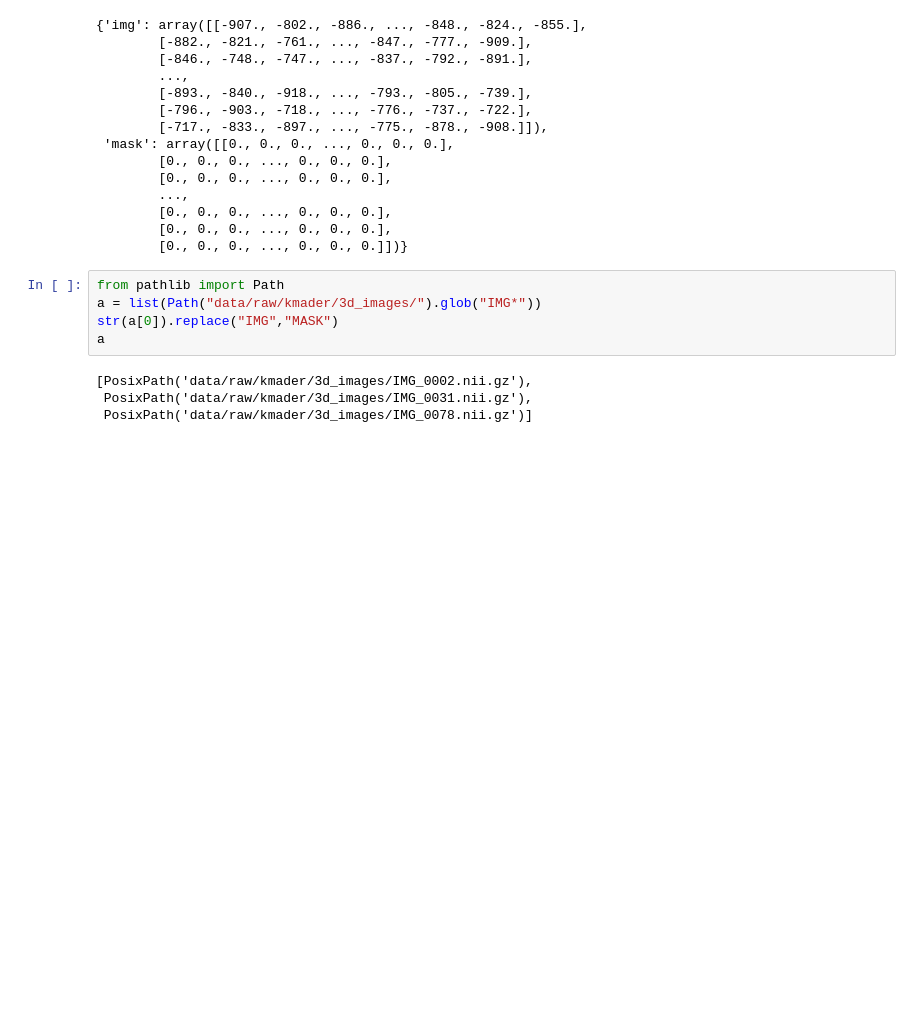
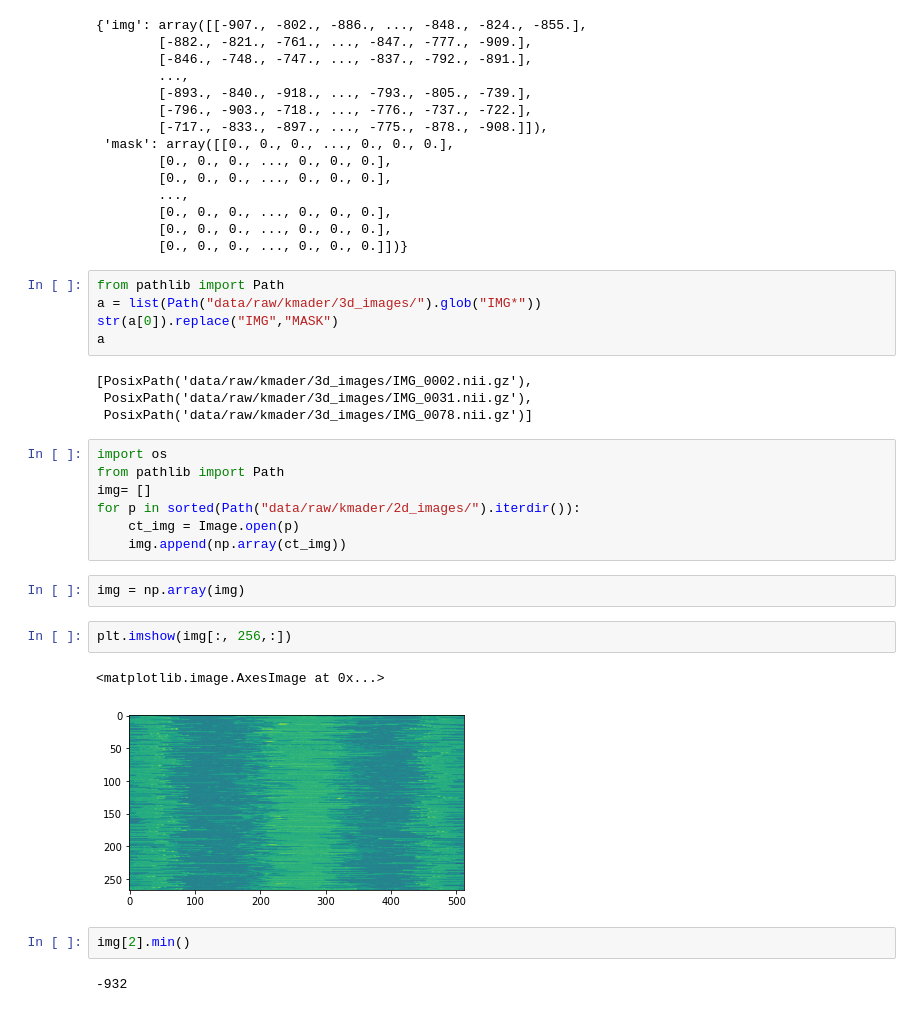
Before and after one commit to minhduc0711/lung-segmentation, a Jupyter notebook: notebooks/3.0-duc-kmader-dataset.ipynb, the cells around one changed output. Cells and saved outputs as stored; diff of their text form; blank space fills up the shorter version.

```diff
--- a/notebooks/3.0-duc-kmader-dataset.ipynb
+++ b/notebooks/3.0-duc-kmader-dataset.ipynb
@@ -198,3 +202,21 @@ a
 [PosixPath('data/raw/kmader/3d_images/IMG_0002.nii.gz'),
  PosixPath('data/raw/kmader/3d_images/IMG_0031.nii.gz'),
  PosixPath('data/raw/kmader/3d_images/IMG_0078.nii.gz')]
+# %%
+import os
+from pathlib import Path
+img= []
+for p in sorted(Path("data/raw/kmader/2d_images/").iterdir()):
+    ct_img = Image.open(p)
+    img.append(np.array(ct_img))
+# %%
+img = np.array(img)
+# %%
+plt.imshow(img[:, 256,:])
+# %% [output]
+<matplotlib.image.AxesImage at 0x...>
+[figure, added]
+# %%
+img[2].min()
+# %% [output]
+-932
```
Also changed, not shown: parts of 5 cells of this notebook, 10 other files.
